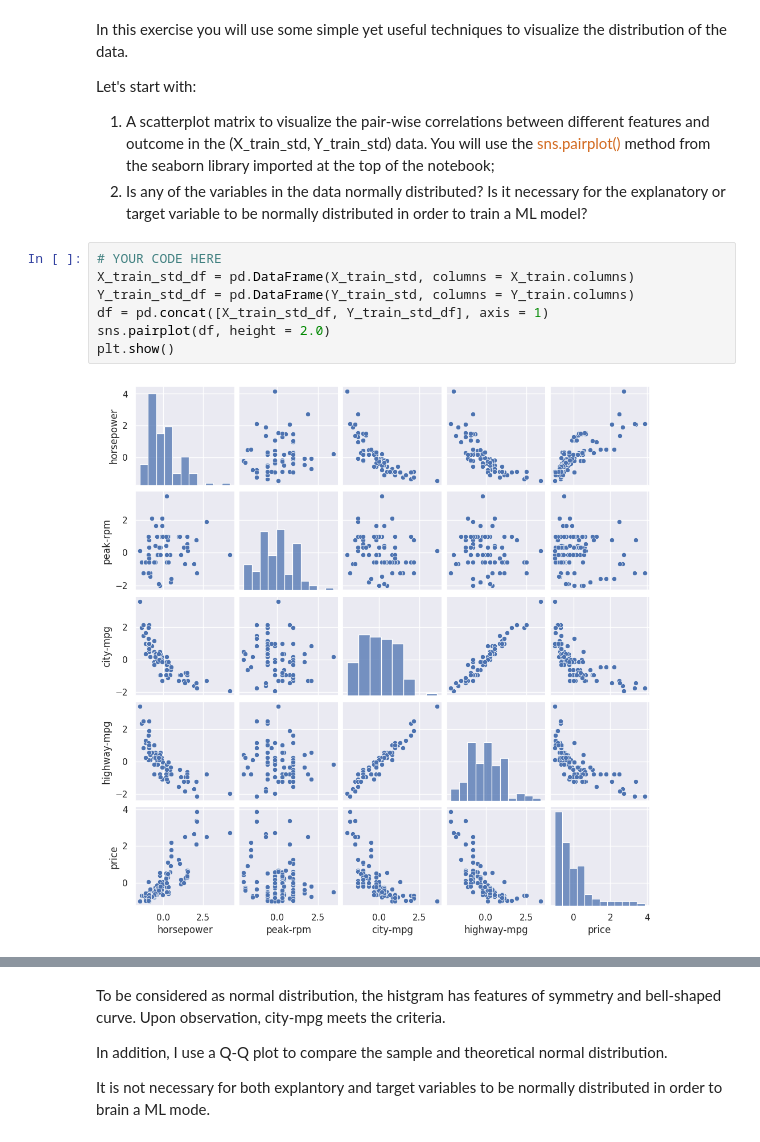
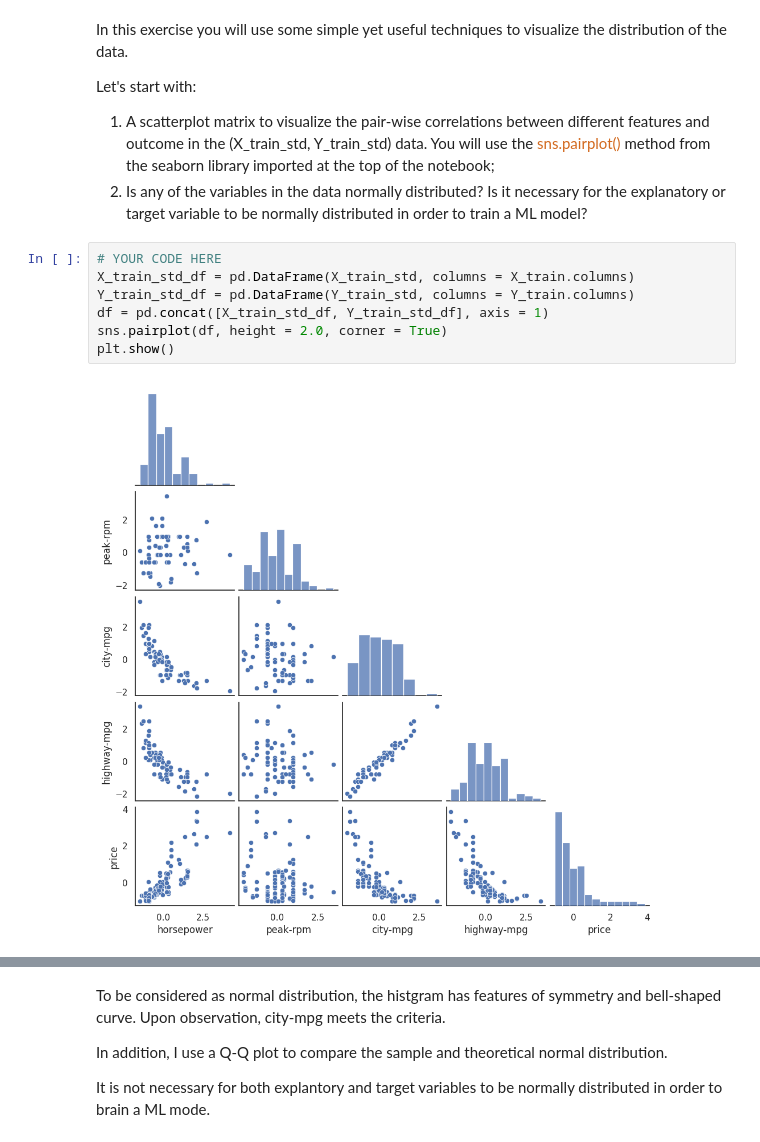
Before and after one commit to ming-berkeley/ds207_assignments, a Jupyter notebook: 03 Linear Regression with Tensorflow.ipynb, the cells around one changed output, grey strips where cells are left out. Saved outputs shown, nothing was run; the diff lists cells and outputs as text.

```diff
--- a/03 Linear Regression with Tensorflow.ipynb
+++ b/03 Linear Regression with Tensorflow.ipynb
@@ -259,12 +259,12 @@ Let's start with:
 # %%
 # YOUR CODE HERE
 X_train_std_df = pd.DataFrame(X_train_std, columns = X_train.columns)
 Y_train_std_df = pd.DataFrame(Y_train_std, columns = Y_train.columns)
 df = pd.concat([X_train_std_df, Y_train_std_df], axis = 1)
-sns.pairplot(df, height = 2.0)
+sns.pairplot(df, height = 2.0, corner = True)
 plt.show()
 # %% [output]
-[figure, old version]
+[figure, new version]
 # %%
 from scipy import stats
 
```
Also changed, not shown: parts of 8 cells of this notebook.
